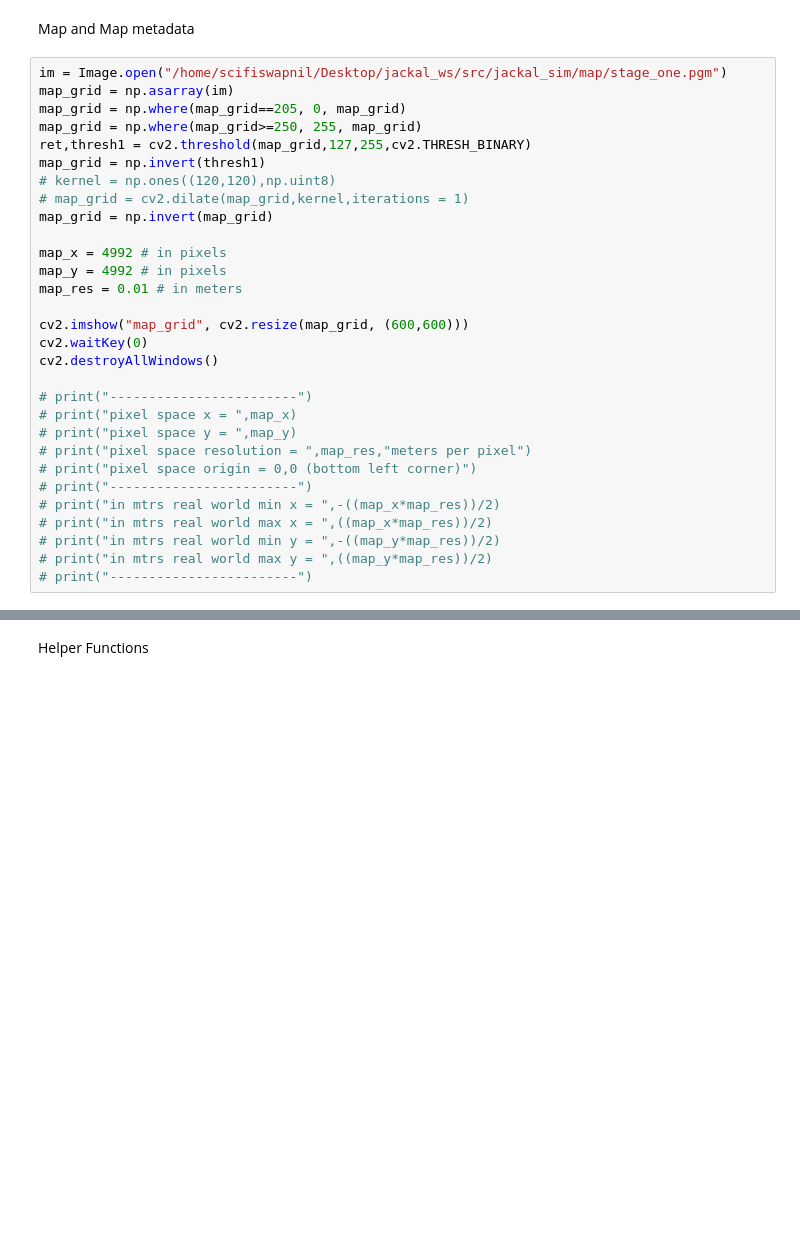
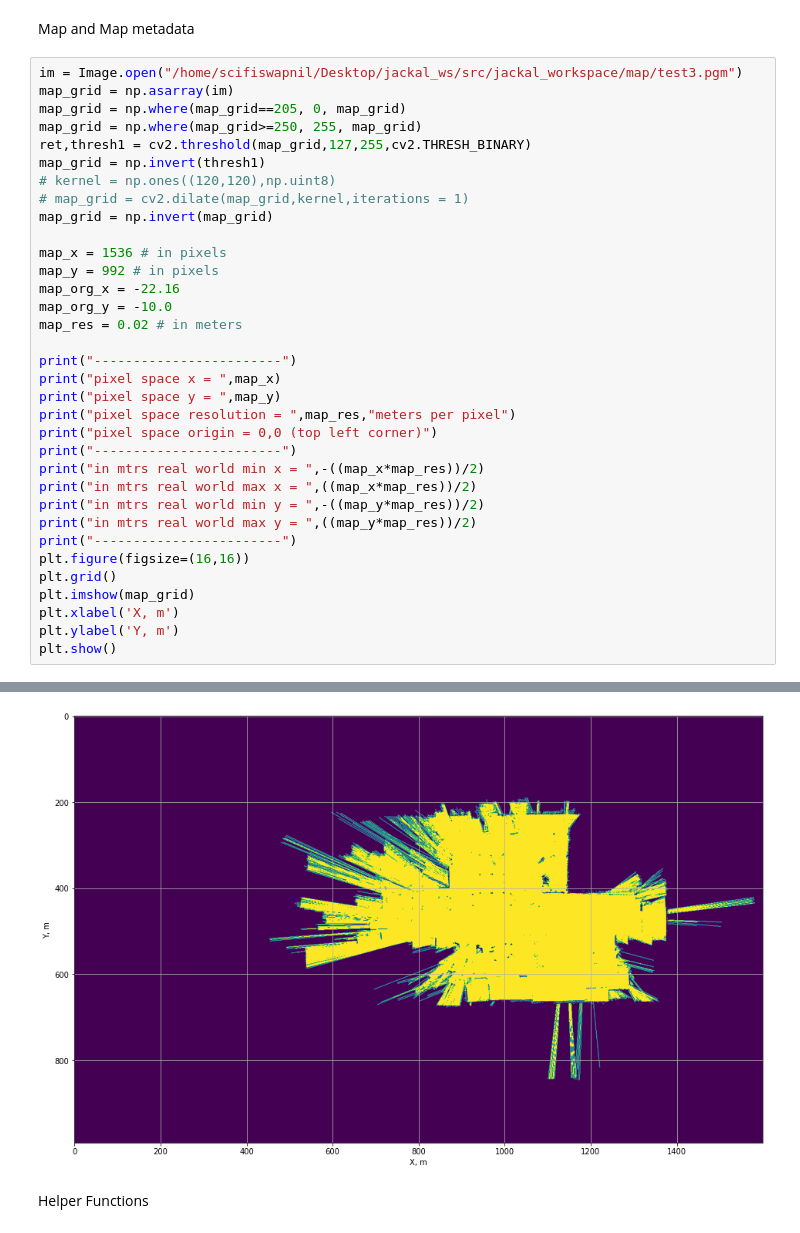
Before and after one commit to scifiswapnil/decentralized-payload-transport, a Jupyter notebook: src/jackal_workspace/scripts/rrt.ipynb, the cells around one changed output, grey strips where cells are left out. Saved outputs shown, nothing was run; the diff lists cells and outputs as text; blank space fills up the shorter version.

```diff
--- a/src/jackal_workspace/scripts/rrt.ipynb
+++ b/src/jackal_workspace/scripts/rrt.ipynb
@@ -20,7 +20,7 @@ from scipy import interpolate
 # %% [markdown]
 Map and Map metadata
 # %%
-im = Image.open("/home/scifiswapnil/Desktop/jackal_ws/src/jackal_sim/map/stage_one.pgm")
+im = Image.open("/home/scifiswapnil/Desktop/jackal_ws/src/jackal_workspace/map/test3.pgm")
 map_grid = np.asarray(im)
 map_grid = np.where(map_grid==205, 0, map_grid)
 map_grid = np.where(map_grid>=250, 255, map_grid)
@@ -30,22 +30,27 @@ map_grid = np.invert(thresh1)
 # map_grid = cv2.dilate(map_grid,kernel,iterations = 1)
 map_grid = np.invert(map_grid)
 
-map_x = 4992 # in pixels
-map_y = 4992 # in pixels
-map_res = 0.01 # in meters
+map_x = 1536 # in pixels
+map_y = 992 # in pixels
+map_org_x = -22.16
+map_org_y = -10.0
+map_res = 0.02 # in meters
 
-cv2.imshow("map_grid", cv2.resize(map_grid, (600,600)))
-cv2.waitKey(0)
-cv2.destroyAllWindows()
-
-# print("------------------------")
-# print("pixel space x = ",map_x)
-# print("pixel space y = ",map_y)
-# print("pixel space resolution = ",map_res,"meters per pixel")
-# print("pixel space origin = 0,0 (bottom left corner)")
-# print("------------------------")
-# print("in mtrs real world min x = ",-((map_x*map_res))/2)
-# print("in mtrs real world max x = ",((map_x*map_res))/2)
-# print("in mtrs real world min y = ",-((map_y*map_res))/2)
-# print("in mtrs real world max y = ",((map_y*map_res))/2)
-# print("------------------------")
+print("------------------------")
+print("pixel space x = ",map_x)
+print("pixel space y = ",map_y)
+print("pixel space resolution = ",map_res,"meters per pixel")
+print("pixel space origin = 0,0 (top left corner)")
+print("------------------------")
+print("in mtrs real world min x = ",-((map_x*map_res))/2)
+print("in mtrs real world max x = ",((map_x*map_res))/2)
+print("in mtrs real world min y = ",-((map_y*map_res))/2)
+print("in mtrs real world max y = ",((map_y*map_res))/2)
+print("------------------------")
+plt.figure(figsize=(16,16))
+plt.grid()
+plt.imshow(map_grid)
+plt.xlabel('X, m')
+plt.ylabel('Y, m')
+plt.show()
+# %% [output]
@@ -52,3 +68,4 @@ cv2.destroyAllWindows()
+[figure, added]
 # %% [markdown]
 Helper Functions
 # %%
```
Also changed, not shown: parts of 6 cells of this notebook, 56 other files.
